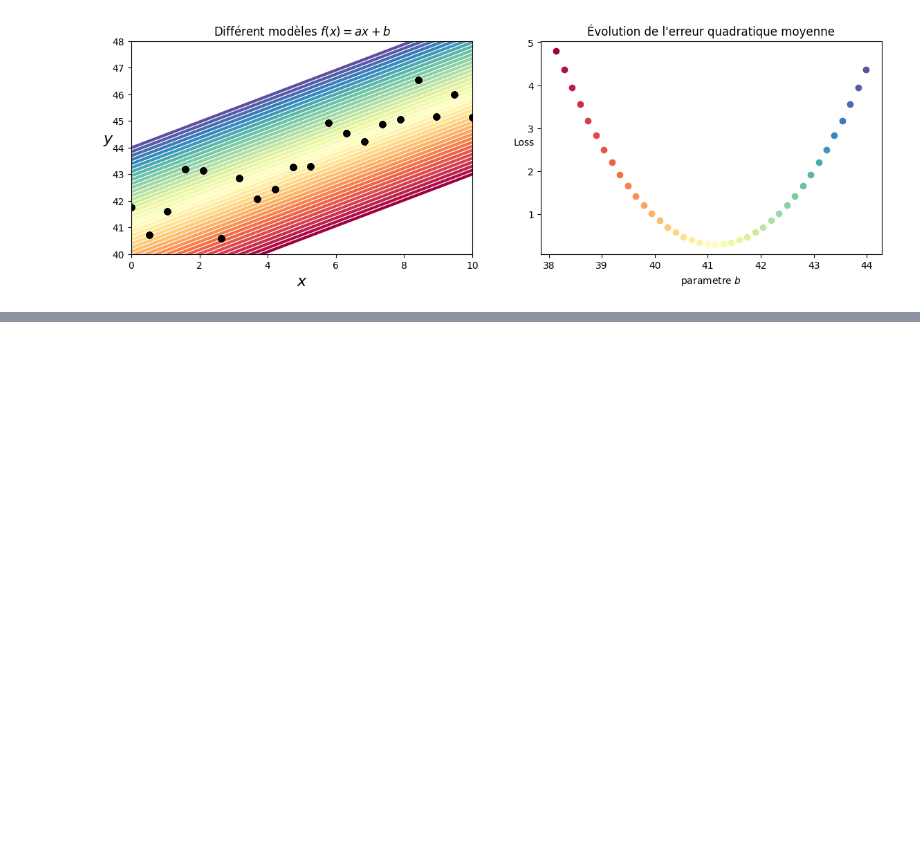
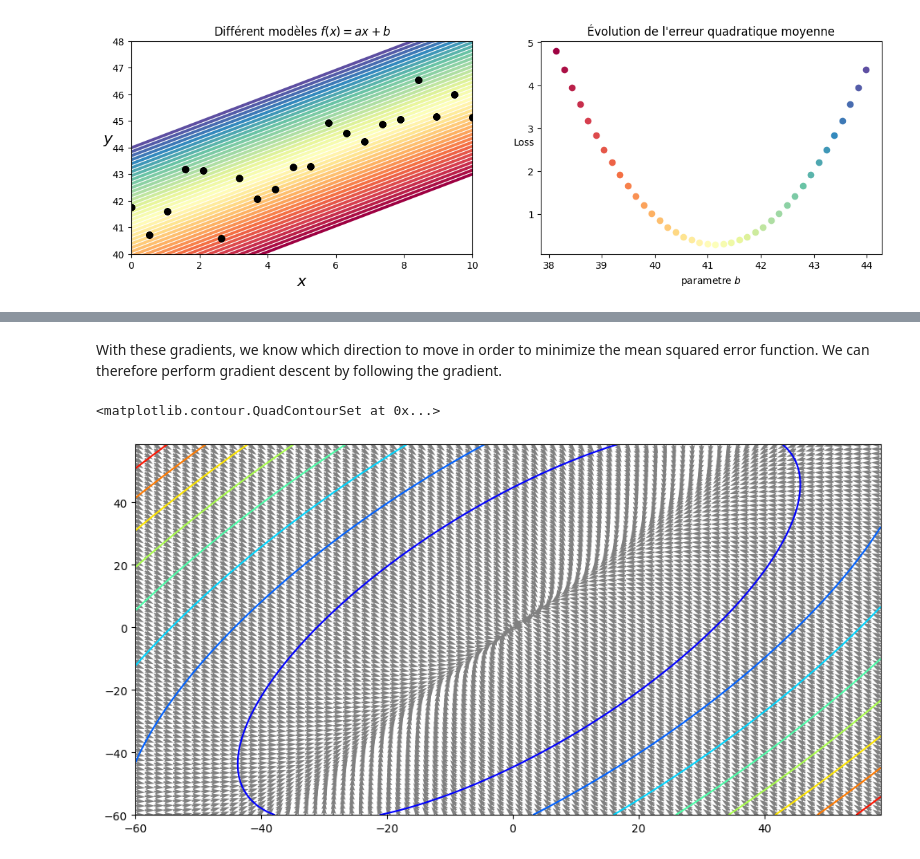
Before and after one commit to cruchau/machine_learning, a Jupyter notebook: linear_model/regression/least_squares_method.ipynb, the cells around one changed output, grey strips where cells are left out. Cells and saved outputs as stored; diff of their text form; code cells hidden in the pictures; blank space fills up the shorter version.

```diff
--- a/linear_model/regression/least_squares_method.ipynb
+++ b/linear_model/regression/least_squares_method.ipynb
@@ -109,0 +196,24 @@ plt.show()
+# %% [markdown]
+With these gradients, we know which direction to move in order to minimize the mean squared error function. We can therefore perform gradient descent by following the gradient.
+# %%
+feature_x = np.arange(-60, 60, 1.5)
+feature_y = np.arange(-60, 60, 1.5)
+
+x, y = np.meshgrid(feature_x, feature_y)
+z = 0.5*(y-x)**2 + 0.5*(1-x)**2
+u = 2*x - y - 1
+v = y - x
+
+# Normalize all gradients to focus on the direction not the magnitude
+norm = np.linalg.norm(np.array((u, v)), axis=0)
+u = u / norm
+v = v / norm
+
+fig, ax = plt.subplots(1, 1, figsize=(12, 6))
+# ax.set_aspect(1)
+# ax.plot(feature_x, feature_y, c='k')
+ax.quiver(x, y, -u, -v, units='xy', scale=0.5, color='gray')
+ax.contour(x, y, z, 10, cmap='jet')
+# %% [output]
+<matplotlib.contour.QuadContourSet at 0x...>
+[figure, added]
```
Also changed, not shown: parts of 4 cells of this notebook.
